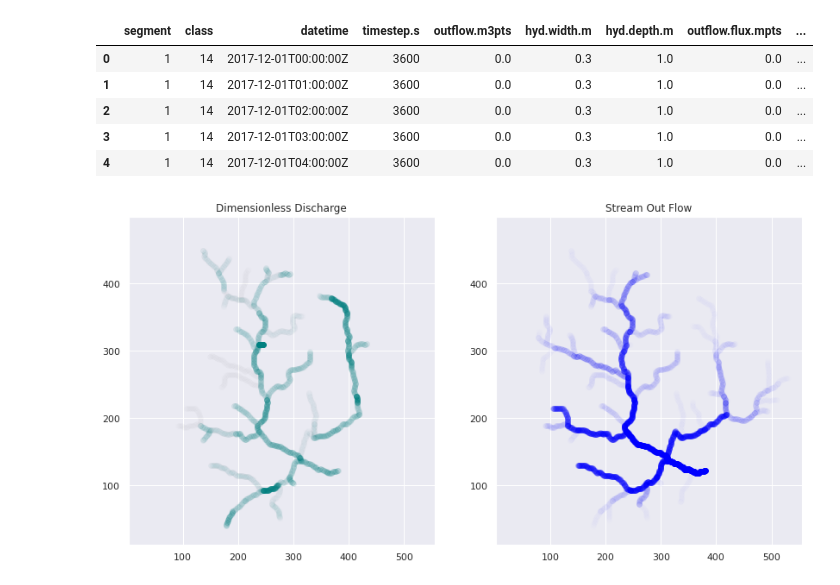
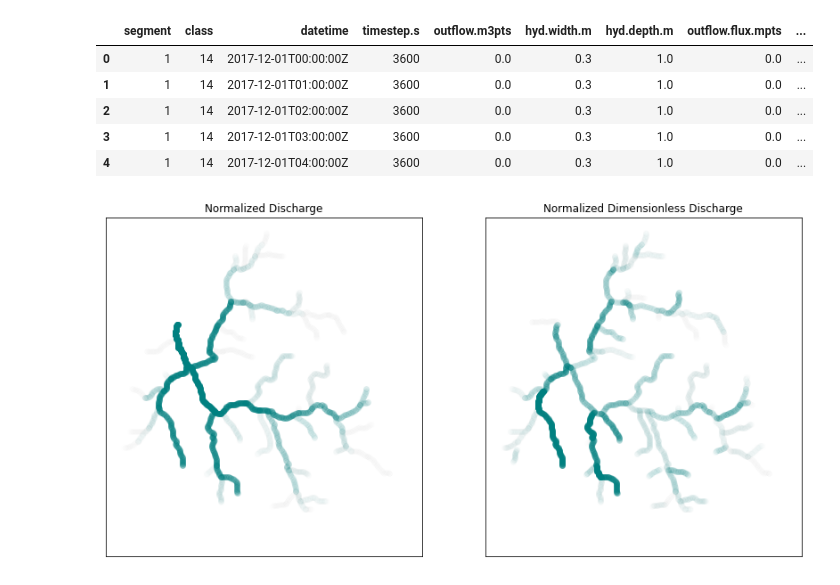
Before and after one commit to slundell123/DHSVM-for-CSDMS, a Jupyter notebook: dimensionlessDischargeModel/graphs.ipynb, the cells around one changed output. Cells and saved outputs as stored; diff of their text form; code cells hidden in the pictures.

Commit message:
updating graphs

```diff
--- a/dimensionlessDischargeModel/graphs.ipynb
+++ b/dimensionlessDischargeModel/graphs.ipynb
@@ -59,17 +70,22 @@ for index, row in mapDf.iterrows():
 # %%
 f, (ax1, ax2) = plt.subplots(1, 2)
 
 
 for segment in segments:
     cols =  list(mapDf.loc[mapDf['segment'] == segment]['col'])
     rows =  list(mapDf.loc[mapDf['segment'] == segment]['row'])
-    ax1.scatter(cols,rows, color = 'teal', alpha=dimensionlessDischargeSum[segment])
-    ax1.set_title('Dimensionless Discharge')
-    ax2.scatter(cols,rows, color = 'Blue', alpha=outFlowSum[segment])
-    ax2.set_title('Stream Out Flow')
+    ax2.scatter(rows,cols, color = 'teal', alpha=dimensionlessDischargeSum[segment])
+    ax2.set_title('Normalized Dimensionless Discharge')
+    ax1.scatter(rows,cols, color = 'teal', alpha=outFlowSum[segment])
+    ax1.set_title('Normalized Discharge')
+    ax1.set_xticks([])
+    ax1.set_yticks([])
+    ax2.set_xticks([])
+    ax2.set_yticks([])
 
 f.set_figheight(7)
 f.set_figwidth(14)
+
 plt.show()
 # %% [output]
-[figure, old version]
+[figure, new version]
```
Also changed, not shown: parts of 5 cells of this notebook, 2 other files.
